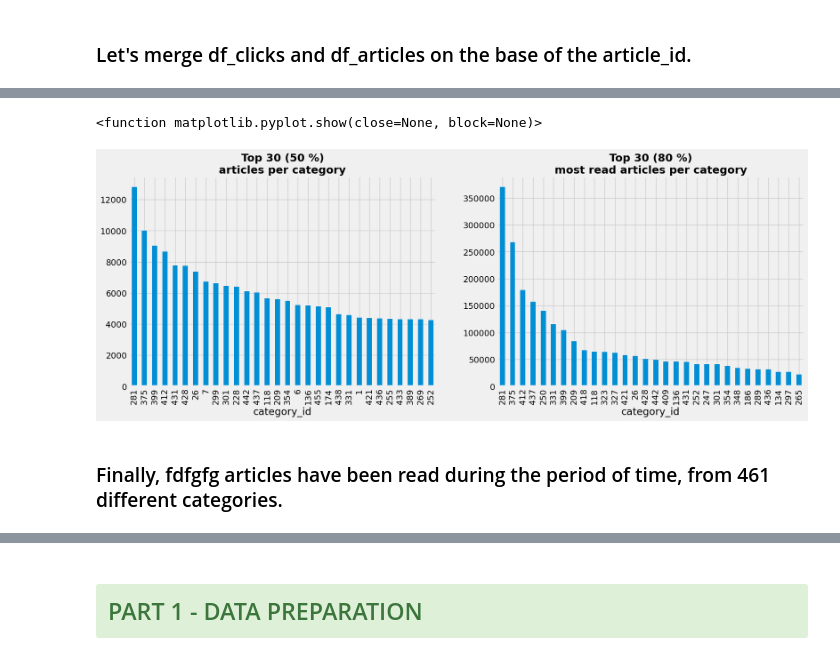
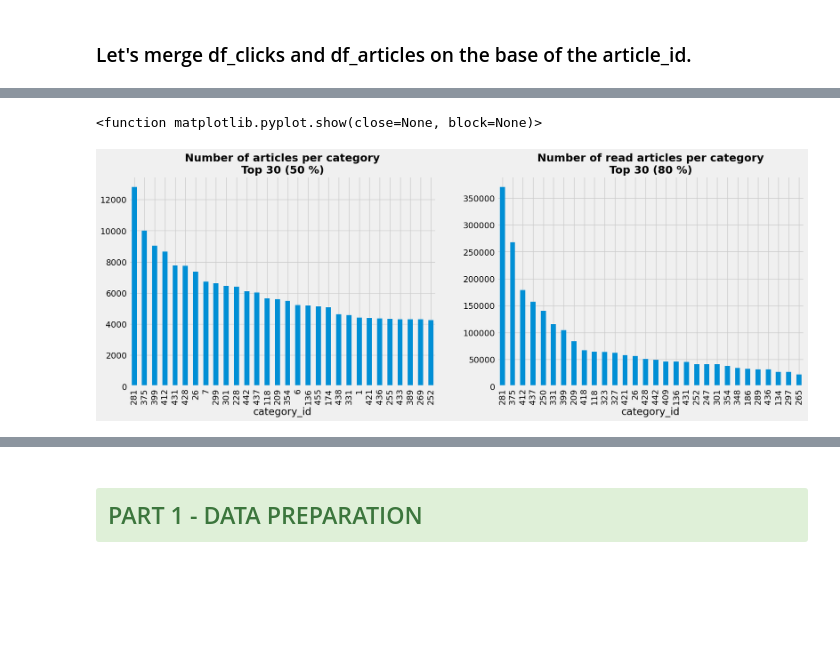
Before and after one commit to jfsubrini/ia-project9, a Jupyter notebook: Subrini_JeanFrancois_2_scripts_012023.ipynb, the cells around one changed output, grey strips where cells are left out. Drawn from its saved outputs; the diff is of its cells as text; code cells hidden in the pictures; blank space fills up the shorter version.

Commit message:
EDA finally done.

```diff
--- a/Subrini_JeanFrancois_2_scripts_012023.ipynb
+++ b/Subrini_JeanFrancois_2_scripts_012023.ipynb
@@ -665,30 +683,30 @@ df_merged shape: (2988181, 16)
 5 rows × 16 columns
 # %%
 # Grouping articles by category.
+# Number of articles per category.
 art_cat = df_articles.groupby(
     'category_id')['article_id'].nunique().sort_values(ascending=False)
+# Number of read articles per category.
 read_art_cat = df_merged.groupby(
     'category_id')['article_id'].count().sort_values(ascending=False)
 
 fig, (ax1, ax2) = plt.subplots(1, 2, figsize=(18, 6))
 
-# Plotting the number of articles per category.
+# Plotting the number of articles per category for the top 30.
 art_cat.head(30).plot(kind='bar', ax=ax1)
 perc1 = round(sum(art_cat.head(30))/sum(art_cat) * 100)
 ax1.set_title(
-    f'Top 30 ({perc1} %)\narticles per category',
+    f'Number of articles per category\nTop 30 ({perc1} %)',
     fontsize=18, fontweight='bold')
 
-# Plotting the number of articles per category.
+# Plotting the number of articles per category for the top 30.
 read_art_cat.head(30).plot(kind='bar', ax=ax2)
 perc2 = round(sum(read_art_cat.head(30))/sum(read_art_cat) * 100)
 ax2.set_title(
-    f'Top 30 ({perc2} %)\nmost read articles per category',
+    f'Number of read articles per category\nTop 30 ({perc2} %)',
     fontsize=18, fontweight='bold')
 
 plt.show
 # %% [output]
 <function matplotlib.pyplot.show(close=None, block=None)>
-[figure, old version]
+[figure, new version]
-# %% [markdown]
-### Finally, fdfgfg articles have been read during the period of time, from 461 different categories.
```
Also changed, not shown: parts of 95 cells of this notebook.
